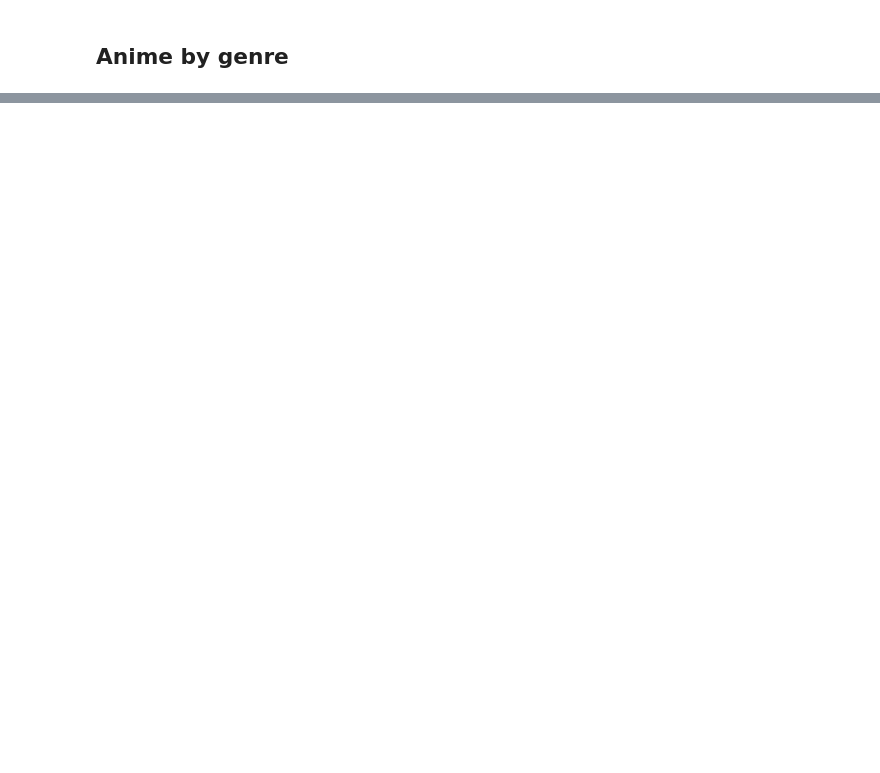
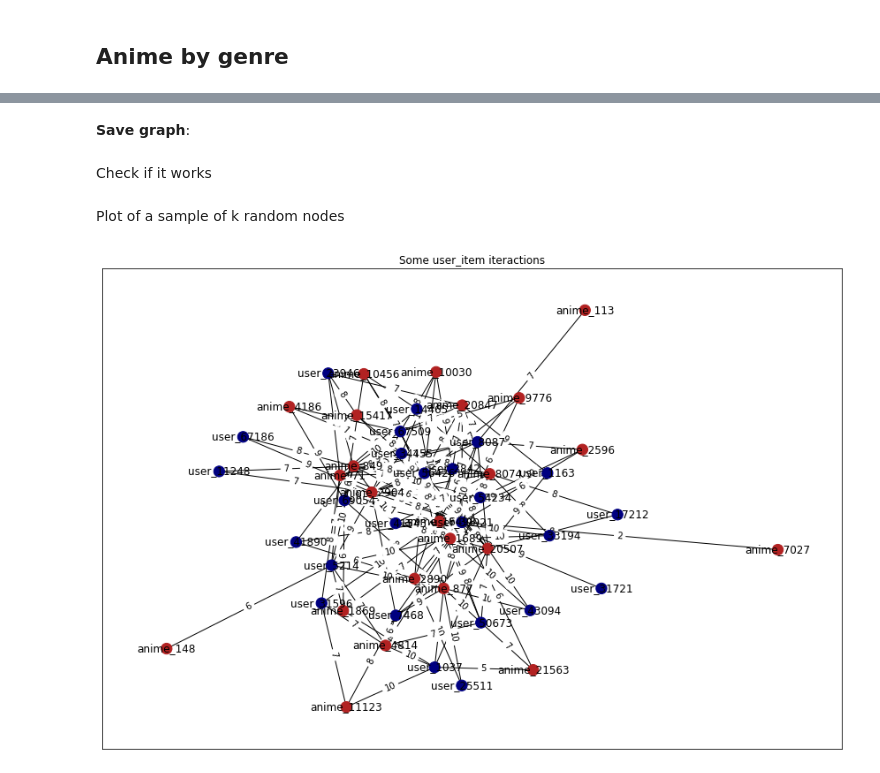
Before and after one commit to chguizz/graph_based_recommendation_system, a Jupyter notebook: DataExploration.ipynb, the cells around one changed output, grey strips where cells are left out. Saved outputs shown, nothing was run; the diff lists cells and outputs as text; code cells hidden in the pictures; blank space fills up the shorter version.

```diff
--- a/DataExploration.ipynb
+++ b/DataExploration.ipynb
@@ -187,0 +200,9 @@ plt.show()
+# %%
+import networkx as nx
+G = nx.Graph()
+# %%
+# Add user nodes
+for i in progress_bar(df_rating.user_id.unique()):
+  G.add_nodes_from([
+    ('user_' + str(i), {'node_type':'user'})
+  ])
@@ -187,0 +239,8 @@ plt.show()
+# %%
+# Add user-item iteractions -> Edges
+for i in progress_bar(range(df_rating.shape[0])):
+  user = 'user_' + str(df_rating.iloc[i,0])
+  anime = 'anime_' + str(df_rating.iloc[i,1])
+  rating = df_rating.iloc[i,2]
+
+  G.add_edges_from([(user, anime, {'weight':rating})])
@@ -187,0 +249,2 @@ plt.show()
+# %% [markdown]
+**Save graph**:
@@ -187,0 +253,2 @@ plt.show()
+# %% [markdown]
+Check if it works
@@ -187,0 +257,31 @@ plt.show()
+# %% [markdown]
+Plot of a sample of k random nodes
+# %%
+# ----------------- Creation of a subgraph ---------------------
+import random
+random.seed = 1
+k = 25
+ids = random.choices(range(df_rating.shape[0]), k=k)
+nodes = []
+_ = ['user_'+str(id) for id in df_rating.iloc[ids, :].user_id.unique().tolist()]
+num_users = len(_)
+nodes.extend(_)
+_ = ['anime_'+str(id) for id in df_rating.iloc[ids, :].anime_id.unique().tolist()]
+num_items = len(_)
+nodes.extend(_)
+
+subG = G.subgraph(nodes)
+
+# ----------------- Plot ----------------------------------------
+fig, ax = plt.subplots(figsize=(15,10))
+
+colors = ['navy' if t == 'user' else 'firebrick' for t in nx.get_node_attributes(subG,'node_type').values()]
+pos=nx.spring_layout(subG, seed=1)
+nx.drawing.nx_pylab.draw_networkx(subG,pos, node_color=colors, node_size=150)
+
+labels = nx.get_edge_attributes(subG,'weight')
+nx.draw_networkx_edge_labels(subG,pos,edge_labels=labels)
+ax.set_title('Some user_item iteractions')
+plt.savefig('./figures/graph_example.jpg')
+# %% [output]
+[figure, added]
```
Also changed, not shown: parts of 18 cells of this notebook, 5 other files.
